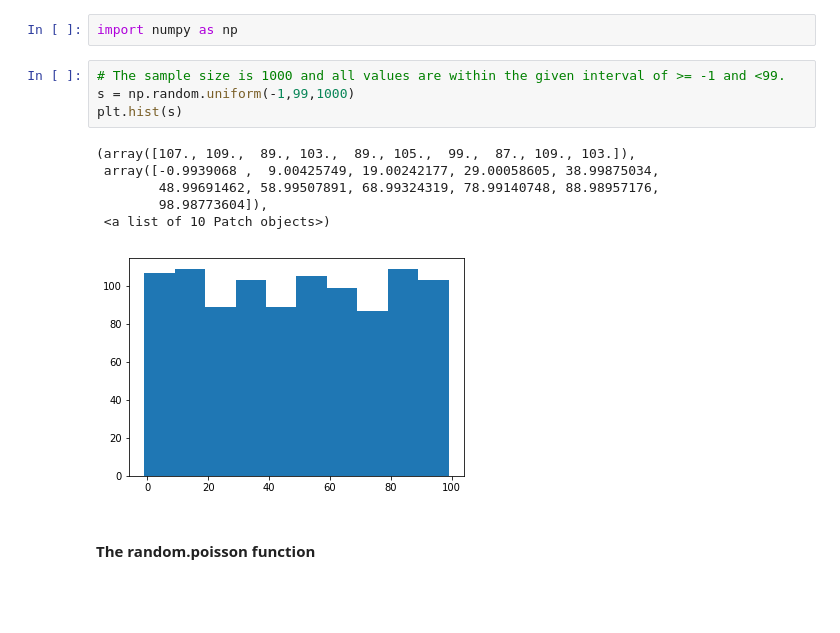
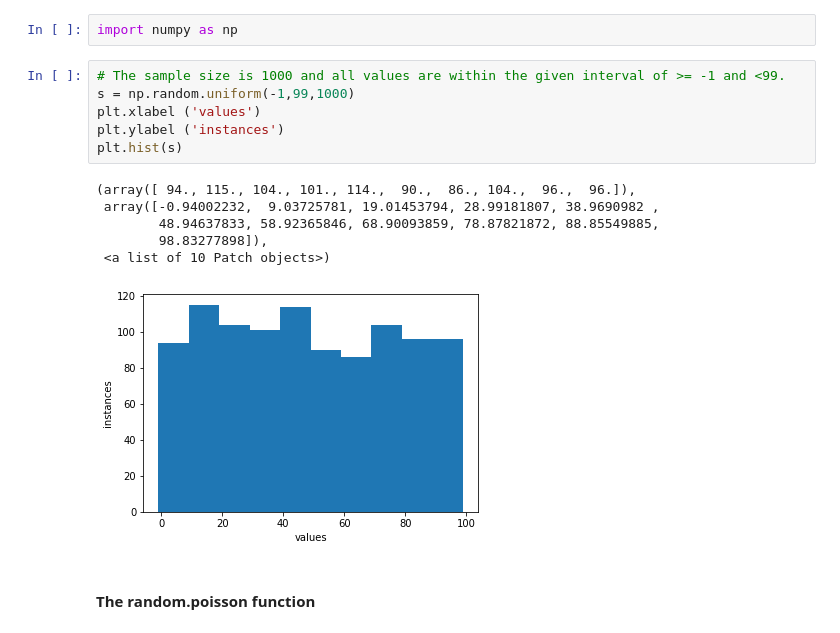
Before and after one commit to Aqua5lad/numpy-random-assignment, a Jupyter notebook: numpy-random.ipynb, the cells around one changed output. Drawn from its saved outputs; the diff is of its cells as text; blank space fills up the shorter version.

```diff
--- a/numpy-random.ipynb
+++ b/numpy-random.ipynb
@@ -321,14 +299,16 @@ import numpy as np
 # %%
 # The sample size is 1000 and all values are within the given interval of >= -1 and <99.
 s = np.random.uniform(-1,99,1000)
+plt.xlabel ('values')
+plt.ylabel ('instances')
 plt.hist(s)
 # %% [output]
-(array([107., 109.,  89., 103.,  89., 105.,  99.,  87., 109., 103.]),
- array([-0.9939068 ,  9.00425749, 19.00242177, 29.00058605, 38.99875034,
-        48.99691462, 58.99507891, 68.99324319, 78.99140748, 88.98957176,
-        98.98773604]),
+(array([ 94., 115., 104., 101., 114.,  90.,  86., 104.,  96.,  96.]),
+ array([-0.94002232,  9.03725781, 19.01453794, 28.99181807, 38.9690982 ,
+        48.94637833, 58.92365846, 68.90093859, 78.87821872, 88.85549885,
+        98.83277898]),
  <a list of 10 Patch objects>)
-[figure, old version]
+[figure, new version]
 # %% [markdown]
 #### The random.poisson function
 # %% [markdown]
```
Also changed, not shown: parts of 19 cells of this notebook, 9 other files.
